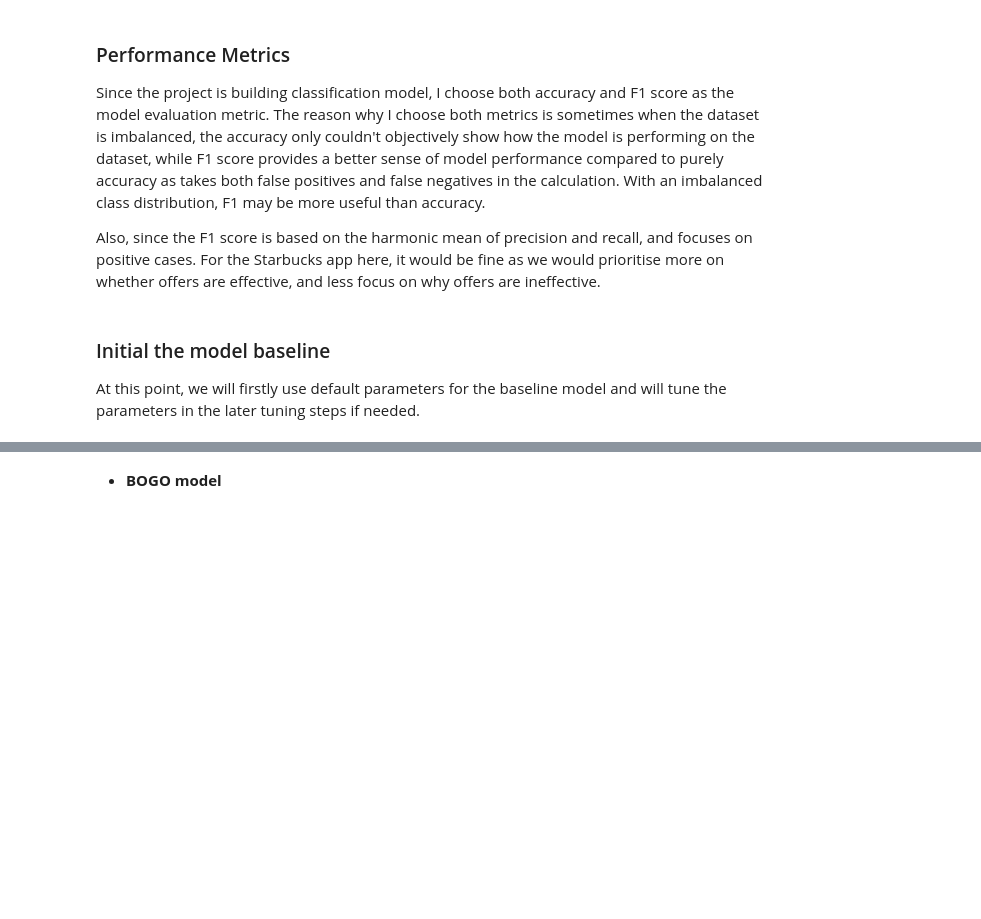
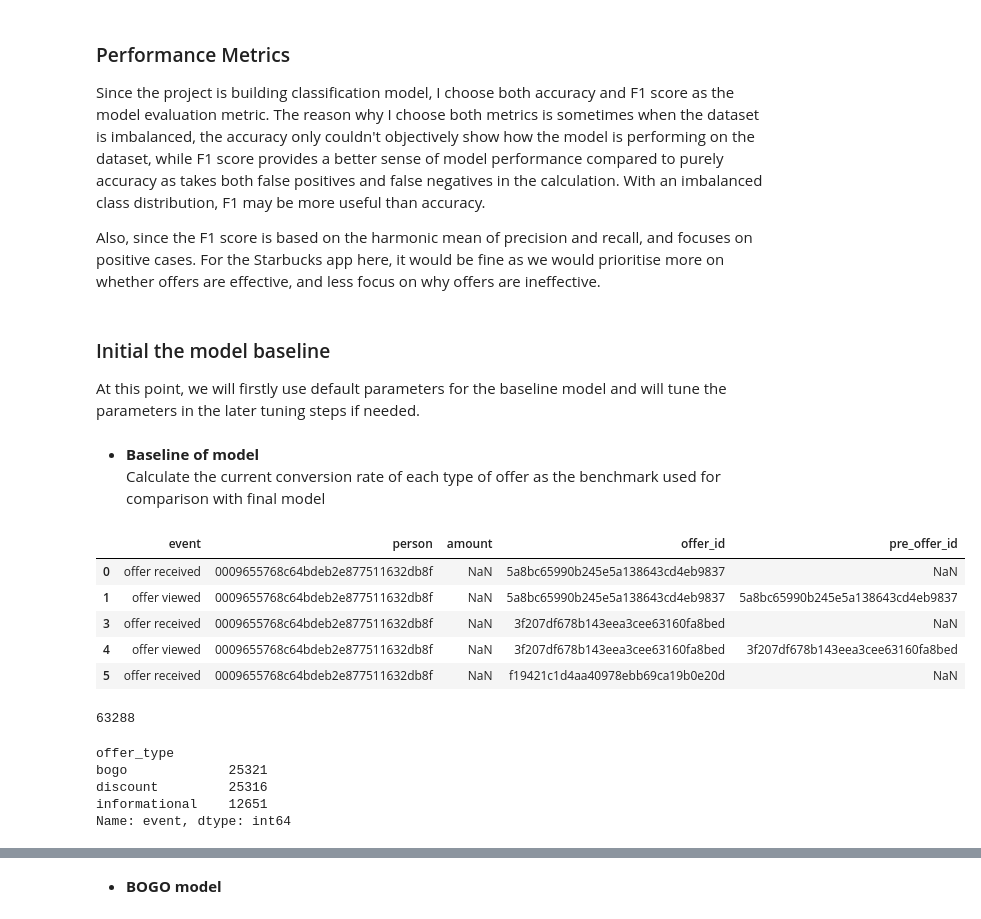
Before and after one commit to JcFreya/Starbucks-Capstone-Challenge, a Jupyter notebook: Starbucks_Capstone_notebook.ipynb, the cells around one changed output, grey strips where cells are left out. Saved outputs shown, nothing was run; the diff lists cells and outputs as text; code cells hidden in the pictures; blank space fills up the shorter version.

Commit message:
Improve the algorithm explanation and benchmark comparison part in report

```diff
--- a/Starbucks_Capstone_notebook.ipynb
+++ b/Starbucks_Capstone_notebook.ipynb
@@ -1073,3 +1082,40 @@ Also, since the F1 score is based on the harmonic mean of precision and recall,
 # %% [markdown]
 ### Initial the model baseline
 At this point, we will firstly use default parameters for the baseline model and will tune the parameters in the later tuning steps if needed.
+# %% [markdown]
+- __Baseline of model__
+Calculate the current conversion rate of each type of offer as the benchmark used for comparison with final model
+# %%
+# subset the dataset with only offer received, viewed
+received_viewed = transcript_processed[(transcript_processed['event']=='offer received')|\
+                                                 (transcript_processed['event']=='offer viewed')].copy()
+
+# generate the previous offer id
+received_viewed['pre_offer_id'] = received_viewed.groupby(['person', 'offer_id'])['offer_id'].shift()
+# %%
+received_viewed.loc[:,('event','person','amount','offer_id','pre_offer_id')].head()
+# %% [output]
+|  | event | person | amount | offer_id | pre_offer_id |
+| 0 | offer received | 0009655768c64bdeb2e877511632db8f | NaN | 5a8bc65990b245e5a138643cd4eb9837 | NaN |
+| 1 | offer viewed | 0009655768c64bdeb2e877511632db8f | NaN | 5a8bc65990b245e5a138643cd4eb9837 | 5a8bc65990b245e5a138643cd4eb9837 |
+| 3 | offer received | 0009655768c64bdeb2e877511632db8f | NaN | 3f207df678b143eea3cee63160fa8bed | NaN |
+| 4 | offer viewed | 0009655768c64bdeb2e877511632db8f | NaN | 3f207df678b143eea3cee63160fa8bed | 3f207df678b143eea3cee63160fa8bed |
+| 5 | offer received | 0009655768c64bdeb2e877511632db8f | NaN | f19421c1d4aa40978ebb69ca19b0e20d | NaN |
+# %%
+# only use offer which viewed after received
+viewed_after_received = received_viewed[(received_viewed['event']=='offer received') \
+                                                  & (received_viewed['pre_offer_id'].isnull())]
+cnt_viewed_after_received = viewed_after_received.event.count()
+cnt_viewed_after_received
+# %% [output]
+63288
+# %%
+# count of offer viewed after received by type of offer
+cnt_viewed_after_received_group = viewed_after_received.groupby('offer_type').event.count()
+cnt_viewed_after_received_group
+# %% [output]
+offer_type
+bogo             25321
+discount         25316
+informational    12651
+Name: event, dtype: int64
```
Also changed, not shown: parts of 22 cells of this notebook, 2 other files.
